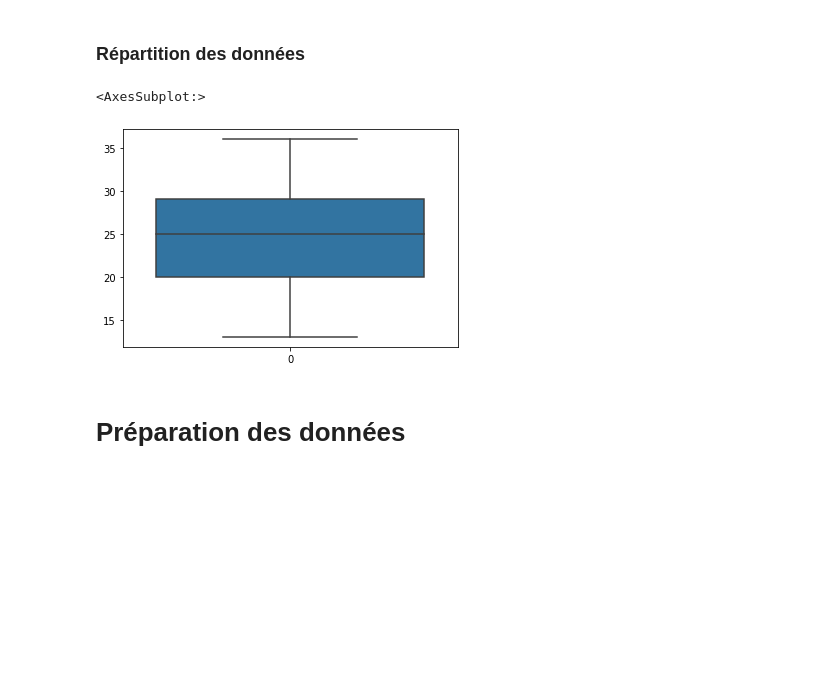
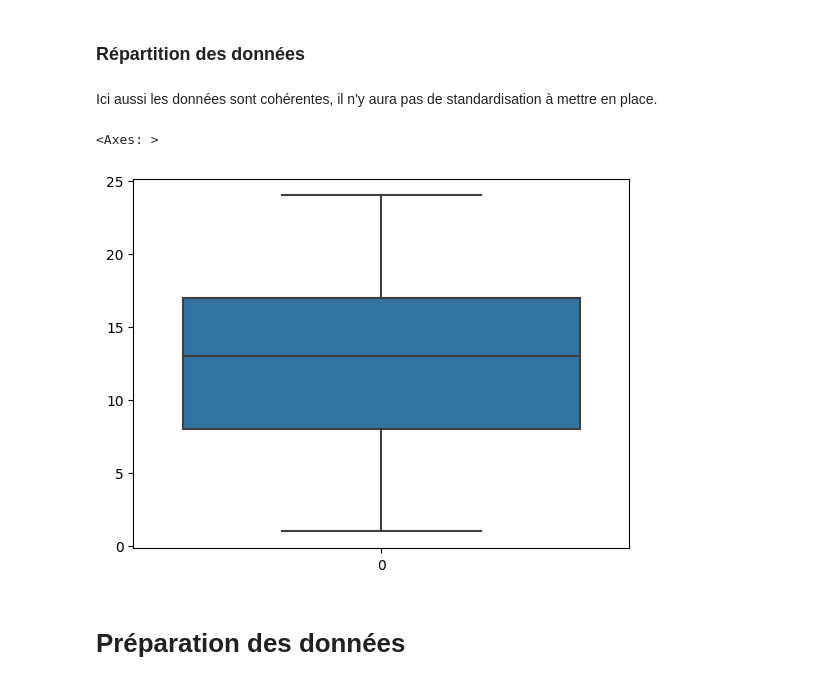
Before and after one commit to C0casio45/IACESI, a Jupyter notebook: projet_ia.ipynb, the cells around one changed output. Cells and saved outputs as stored; diff of their text form; code cells hidden in the pictures; blank space fills up the shorter version.

```diff
--- a/projet_ia.ipynb
+++ b/projet_ia.ipynb
@@ -375,12 +436,14 @@ Unnamed: 0       0
 Length: 4410, dtype: int64
 # %% [markdown]
 ### Répartition des données
+# %% [markdown]
+Ici aussi les données sont cohérentes, il n'y aura pas de standardisation à mettre en place.
 # %%
 
-sns.boxplot(in_time.isnull().sum(axis=1))
+sns.boxplot(out_time.isnull().sum(axis=1))
 # %% [output]
-<AxesSubplot:>
+<Axes: >
-[figure, old version]
+[figure, new version]
 # %% [markdown]
 # Préparation des données
 # %% [markdown]
```
Also changed, not shown: parts of 65 cells of this notebook.
